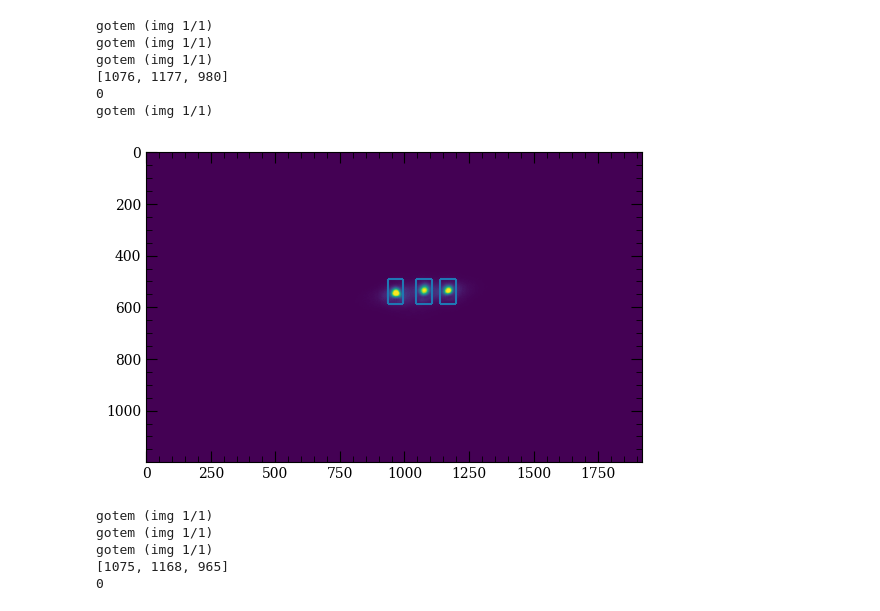
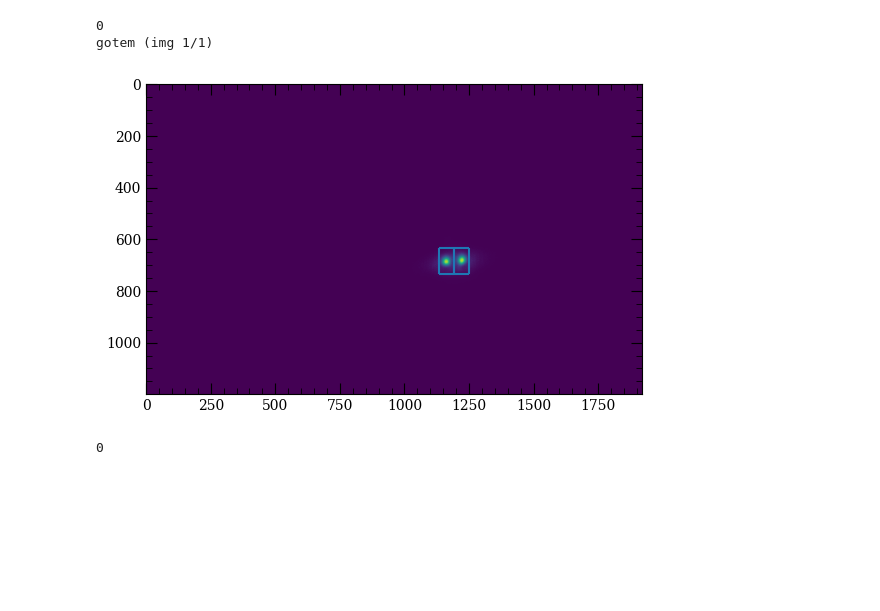
Before and after one commit to ucsb-amo/k-exp, a Jupyter notebook: kexp/experiments/_tools/tweezer balance/balance_tweezers_no_atoms.ipynb, the cells around one changed output. Drawn from its saved outputs; the diff is of its cells as text; code cells hidden in the pictures; blank space fills up the shorter version.

Commit message:
balance

```diff
--- a/kexp/experiments/_tools/tweezer balance/balance_tweezers_no_atoms.ipynb
+++ b/kexp/experiments/_tools/tweezer balance/balance_tweezers_no_atoms.ipynb
@@ -12,30 +11,29 @@ balancer = TweezerBalancer()
 # %%
 #run to test what the tweezers and box sizes look like
 
-F_LIST = [71.6e6, 76.e6, 80.e6]
-A_LIST = [0.06,0.2,0.08]
-V_PID1 = 2.
+# F_LIST = [71.6e6, 76.e6, 80.e6]
+# A_LIST = [0.2,0.1,0.05]
+F_LIST = [71.e6, 80.e6]
+A_LIST = [0.77,0.2]
+
+V_PID1 = 0.24
 BOX_SIZE = [30,50]
 
 balancer.update_test_params(f_list = F_LIST, a_list = A_LIST, box_size = BOX_SIZE, v_pid1 = V_PID1)
 balancer.init_tweezers(f_list = balancer.F_LIST, a_list=balancer.A_LIST)
 
 image = balancer.grab_image()
 tweezer_rois = balancer.find_tweezer_rois(image, balancer.BOX_SIZE)
 balancer.plot_tweezer_rois(image, tweezer_rois)
 plt.show()
 # %% [output]
-gotem (img 1/1)
-gotem (img 1/1)
-gotem (img 1/1)
-[1076, 1177, 980]
 0
 gotem (img 1/1)
-[figure, old version]
+[figure, new version]
 # %%
 #rest of  our variables
 # F_LIST = [76.e6,80.e6]
-PERCENTAGE_ERROR = [100.,100.]
+PERCENTAGE_ERROR = [100.]*balancer.N_TWEEZERS
 GOAL_ERROR = 1.
 P_GAIN_CONSTANT = 2.e-8
 
@@ -43,10 +41,6 @@ balancer.update_params(box_size = BOX_SIZE, f_list = F_LIST,a_list = A_LIST,
                        percentage_error = PERCENTAGE_ERROR, goal_error = GOAL_ERROR,
                        p_gain_constant = P_GAIN_CONSTANT, v_pid1 = V_PID1)
 # %% [output]
-gotem (img 1/1)
-gotem (img 1/1)
-gotem (img 1/1)
-[1075, 1168, 965]
 0
 # %%
 v_pid1 = balancer.unsaturate_pixels()
```
Also changed, not shown: parts of 6 cells of this notebook, 2 other files.
